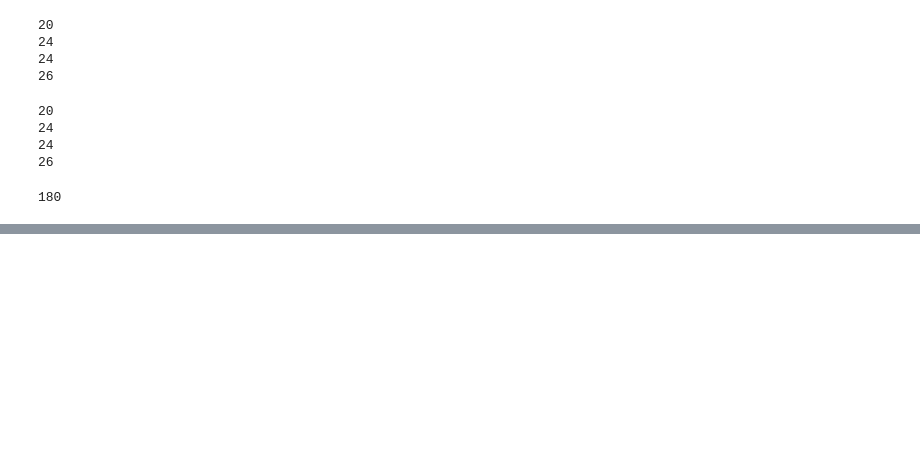
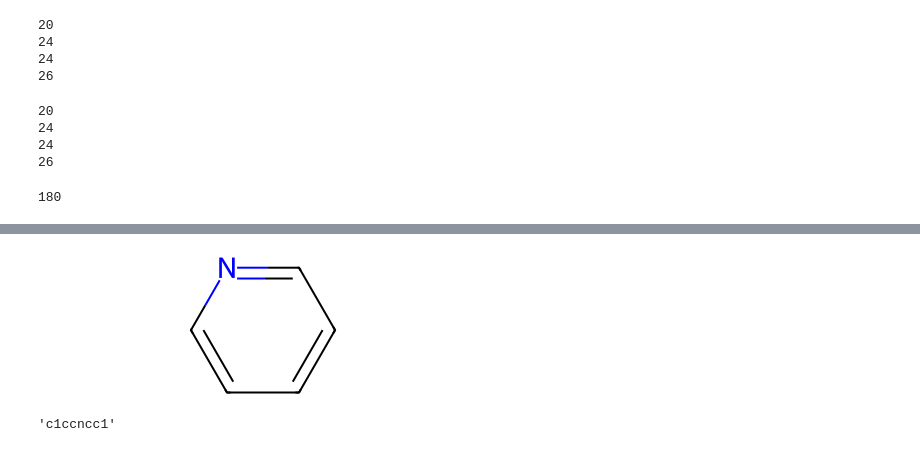
Before and after one commit to OccupyMars2025/Protenix, a Jupyter notebook: my-playground-study-rdkit.ipynb, the cells around one changed output, grey strips where cells are left out. Drawn from its saved outputs; the diff is of its cells as text; code cells hidden in the pictures; blank space fills up the shorter version.

```diff
--- a/my-playground-study-rdkit.ipynb
+++ b/my-playground-study-rdkit.ipynb
@@ -183,0 +229,8 @@ total 2.4M
+# %%
+Chem.MolFromSmiles('C1=CC=CN=C1')
+# %% [output]
+[figure, added]
+# %%
+Chem.MolToSmiles(Chem.MolFromSmiles('n1ccccc1'))
+# %% [output]
+'c1ccncc1'
```
Also changed, not shown: parts of 33 cells of this notebook.
